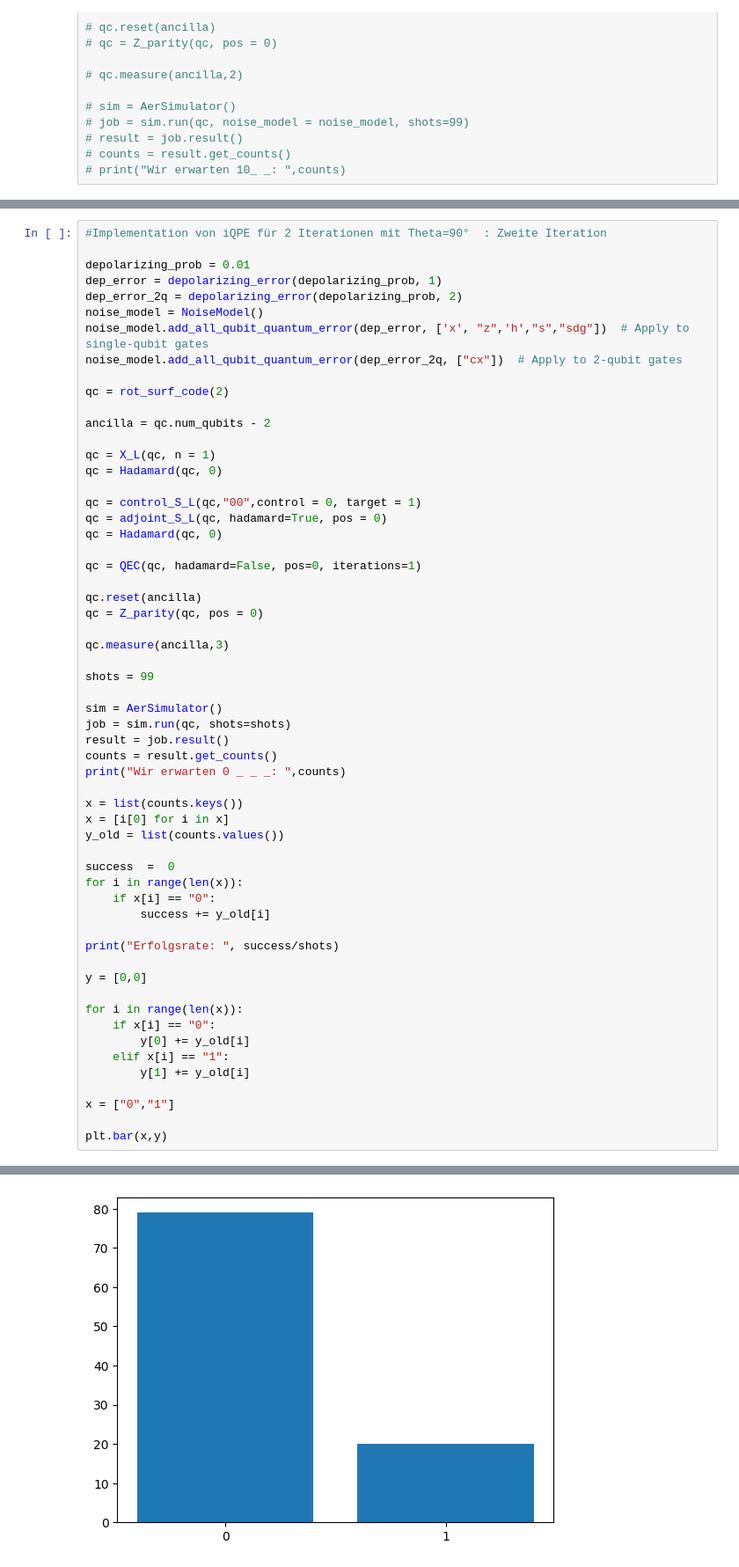
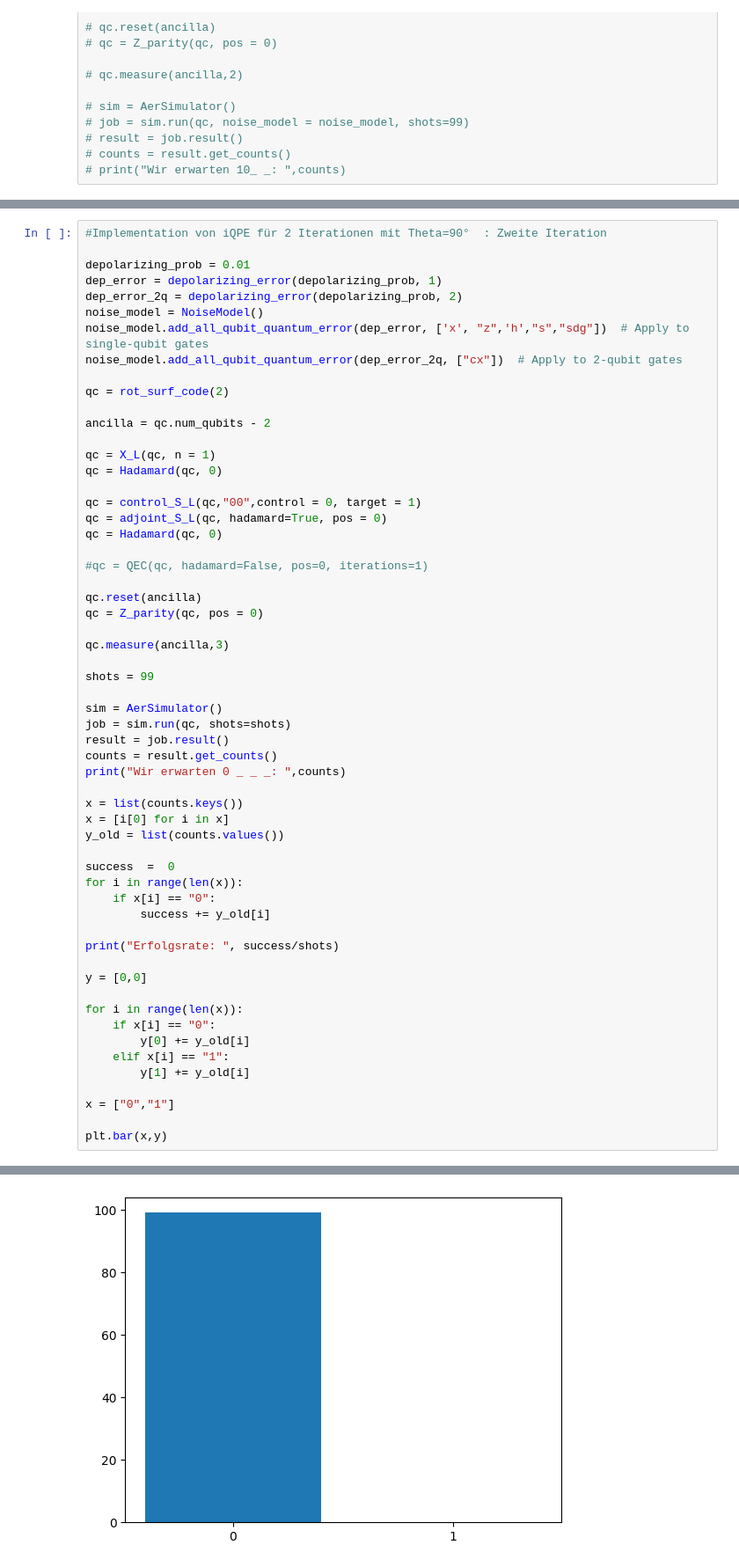
Before and after one commit to RicemanBoy/qc_researchproject, a Jupyter notebook: Rotated Surface Code/Eigener Surface Code.ipynb, the cells around one changed output, grey strips where cells are left out. Shown at 88% size. Cells and saved outputs as stored; diff of their text form.

```diff
--- a/Rotated Surface Code/Eigener Surface Code.ipynb
+++ b/Rotated Surface Code/Eigener Surface Code.ipynb
@@ -882,7 +882,7 @@ qc = control_S_L(qc,"00",control = 0, target = 1)
 qc = adjoint_S_L(qc, hadamard=True, pos = 0)
 qc = Hadamard(qc, 0)
 
-qc = QEC(qc, hadamard=False, pos=0, iterations=1)
+#qc = QEC(qc, hadamard=False, pos=0, iterations=1)
 
 qc.reset(ancilla)
 qc = Z_parity(qc, pos = 0)
@@ -925,5 +925,5 @@ Erfolgsrate:  0.797979797979798
 <BarContainer object of 2 artists>
-[figure, old version]
+[figure, new version]
 # %%
 x = np.linspace(0,0.1,20)
 y = []
```
Also changed, not shown: parts of 2 cells of this notebook, 5 other files.
